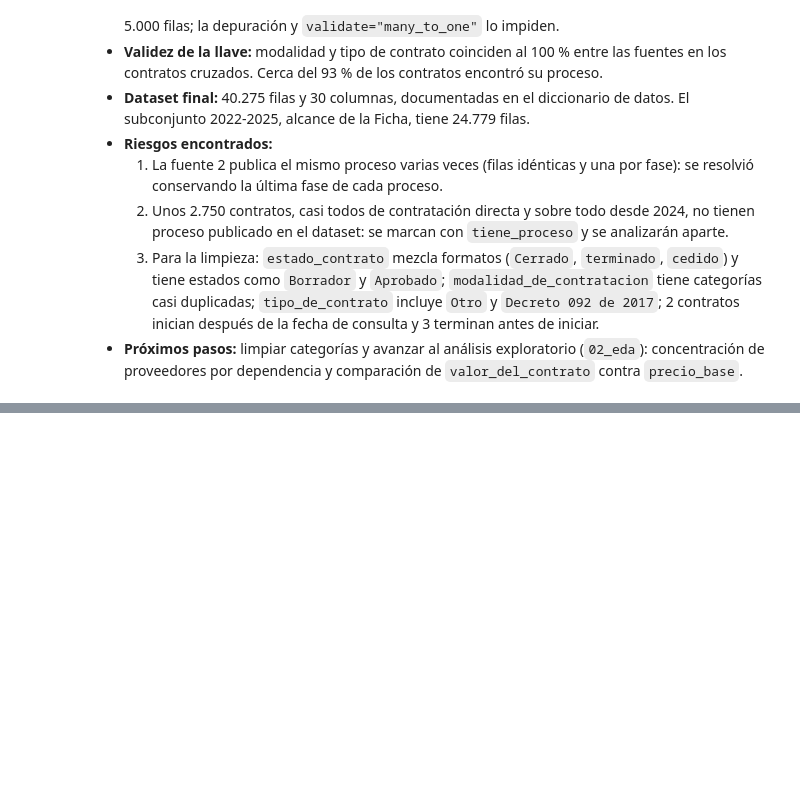
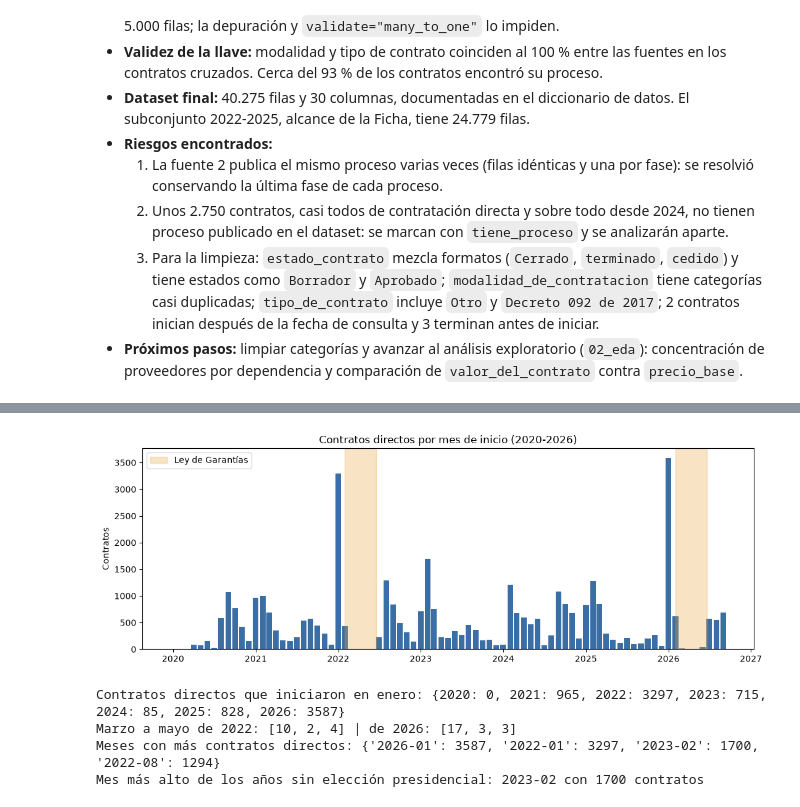
Before and after one commit to jahenao28-jh/contratacion-publica-pereira, a Jupyter notebook: notebooks/01_ingesta.ipynb, the cells around one changed output, grey strips where cells are left out. Saved outputs shown, nothing was run; the diff lists cells and outputs as text; code cells hidden in the pictures; blank space fills up the shorter version.

```diff
--- a/notebooks/01_ingesta.ipynb
+++ b/notebooks/01_ingesta.ipynb
@@ -601,0 +773,9 @@ Archivos guardados en C:\Users\alber\Documents\mineria-datos\data\processed
+# %%
+fila = df_tipos["valor_del_contrato"].idxmax()
+caso = df_tipos.loc[[fila], ["proveedor_adjudicado", "valor_del_contrato", "precio_base", "estado_contrato", "objeto_del_contrato"]]
+display(caso)
+valor, base = caso["valor_del_contrato"].iloc[0], caso["precio_base"].iloc[0]
+resto = df_tipos["valor_del_contrato"].drop(fila).sum()
+print(f"Valor registrado:        {valor:,.0f}")
+print(f"Precio base al cuadrado: {base ** 2:,.0f}")
+print(f"Equivale a {valor / resto:,.0f} veces la suma de los otros {len(df_tipos) - 1:,} contratos ({resto:,.0f} pesos)")
@@ -601,0 +792,11 @@ Archivos guardados en C:\Users\alber\Documents\mineria-datos\data\processed
+# %%
+v = df_tipos.loc[df_tipos["valor_del_contrato"] > 0, "valor_del_contrato"].drop(fila, errors="ignore")
+q1, q3 = v.quantile([0.25, 0.75])
+limite = q3 + 1.5 * (q3 - q1)
+print(f"IQR sobre el valor en pesos: atípico todo contrato de más de {limite:,.0f} pesos "
+      f"-> {(v > limite).sum():,} contratos ({(v > limite).mean():.1%})")
+lv = np.log10(v)
+q1, q3 = lv.quantile([0.25, 0.75])
+print(f"IQR sobre log10(valor): {(lv > q3 + 1.5 * (q3 - q1)).sum():,} altos y {(lv < q1 - 1.5 * (q3 - q1)).sum():,} bajos")
+print("\nMediana del valor por tipo de contrato (millones):")
+print((v.groupby(df_tipos["tipo_de_contrato"]).median() / 1e6).round(1).sort_values(ascending=False).head(8).to_string())
@@ -601,0 +1004,29 @@ Archivos guardados en C:\Users\alber\Documents\mineria-datos\data\processed
+# %%
+directos = df_limpio[df_limpio["modalidad_grupo"] == "Directa"]
+por_mes = directos.groupby(directos["fecha_de_inicio_del_contrato"].dt.to_period("M")).size()
+por_mes = por_mes.reindex(pd.period_range("2020-01", "2026-09", freq="M"), fill_value=0)
+VEDAS = [("2022-01-29", "2022-06-19"), ("2026-01-31", "2026-06-21")]  # primeras vueltas: 29-may-2022 y 31-may-2026
+
+fig, ax = plt.subplots(figsize=(11, 4))
+ax.bar(por_mes.index.to_timestamp(), por_mes.values, width=25, color="#3b6ea5")
+for i, (desde, hasta) in enumerate(VEDAS):
+    ax.axvspan(pd.Timestamp(desde), pd.Timestamp(hasta), color="#e8a33d", alpha=0.3,
+               label="Ley de Garantías" if i == 0 else None)
+ax.set_title("Contratos directos por mes de inicio (2020-2026)")
+ax.set_ylabel("Contratos")
+ax.legend()
+plt.tight_layout()
+plt.show()
+
+eneros = {p.year: int(n) for p, n in por_mes.items() if p.month == 1}
+print("Contratos directos que iniciaron en enero:", eneros)
+print("Marzo a mayo de 2022:", por_mes.loc["2022-03":"2022-05"].tolist(), "| de 2026:", por_mes.loc["2026-03":"2026-05"].tolist())
+print("Meses con más contratos directos:", {str(p): int(n) for p, n in por_mes.nlargest(4).items()})
+no_electorales = por_mes[~por_mes.index.year.isin([2022, 2026])]
+print(f"Mes más alto de los años sin elección presidencial: {no_electorales.idxmax()} con {no_electorales.max()} contratos")
+# %% [output]
+[figure, added]
+Contratos directos que iniciaron en enero: {2020: 0, 2021: 965, 2022: 3297, 2023: 715, 2024: 85, 2025: 828, 2026: 3587}
+Marzo a mayo de 2022: [10, 2, 4] | de 2026: [17, 3, 3]
+Meses con más contratos directos: {'2026-01': 3587, '2022-01': 3297, '2023-02': 1700, '2022-08': 1294}
+Mes más alto de los años sin elección presidencial: 2023-02 con 1700 contratos
```
Also changed, not shown: parts of 50 cells of this notebook, 5 other files.
